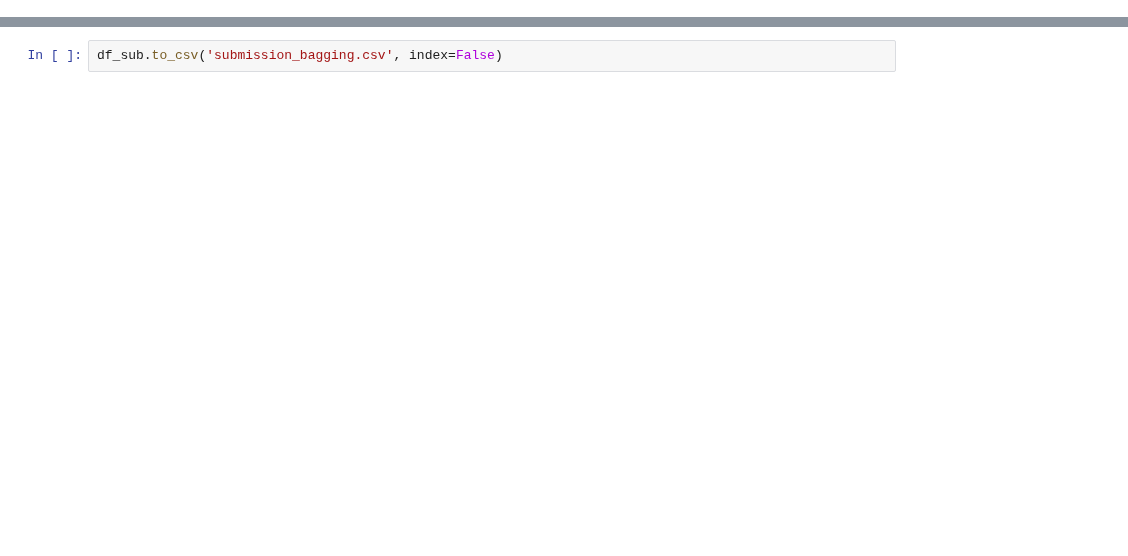
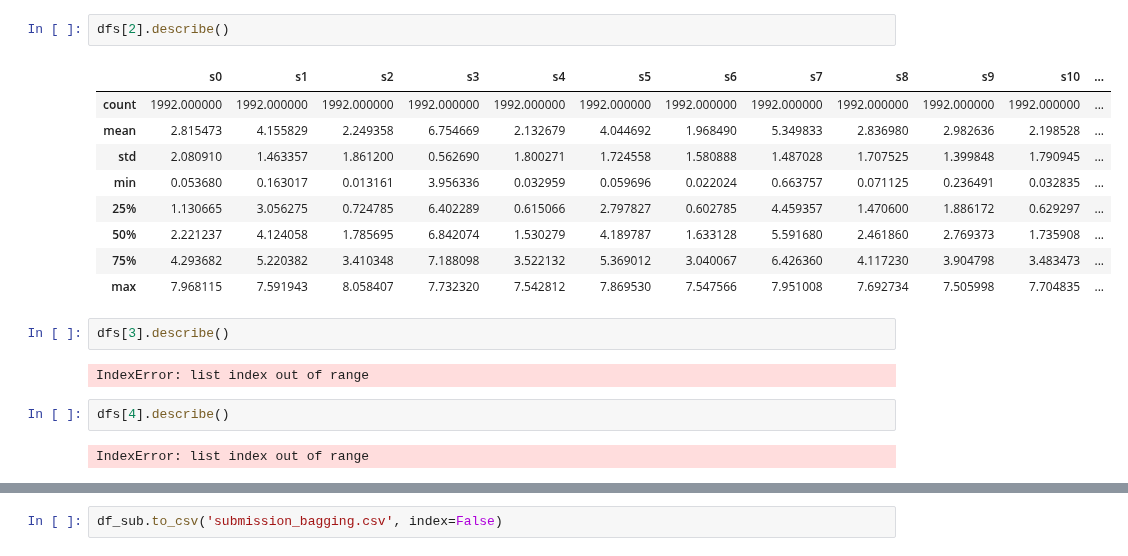
Before and after one commit to tatsuya-takahashi/Rainforest-Connection-Species-Audio-Detection, a Jupyter notebook: src/bagging.ipynb, the cells around one changed output, grey strips where cells are left out. Saved outputs shown, nothing was run; the diff lists cells and outputs as text; blank space fills up the shorter version.

```diff
--- a/src/bagging.ipynb
+++ b/src/bagging.ipynb
@@ -59,0 +75,20 @@ df_sub
+# %%
+dfs[2].describe()
+# %% [output]
+|  | s0 | s1 | s2 | s3 | s4 | s5 | s6 | s7 | s8 | s9 | s10 | ... |
+| count | 1992.000000 | 1992.000000 | 1992.000000 | 1992.000000 | 1992.000000 | 1992.000000 | 1992.000000 | 1992.000000 | 1992.000000 | 1992.000000 | 1992.000000 | ... |
+| mean | 2.815473 | 4.155829 | 2.249358 | 6.754669 | 2.132679 | 4.044692 | 1.968490 | 5.349833 | 2.836980 | 2.982636 | 2.198528 | ... |
+| std | 2.080910 | 1.463357 | 1.861200 | 0.562690 | 1.800271 | 1.724558 | 1.580888 | 1.487028 | 1.707525 | 1.399848 | 1.790945 | ... |
+| min | 0.053680 | 0.163017 | 0.013161 | 3.956336 | 0.032959 | 0.059696 | 0.022024 | 0.663757 | 0.071125 | 0.236491 | 0.032835 | ... |
+| 25% | 1.130665 | 3.056275 | 0.724785 | 6.402289 | 0.615066 | 2.797827 | 0.602785 | 4.459357 | 1.470600 | 1.886172 | 0.629297 | ... |
+| 50% | 2.221237 | 4.124058 | 1.785695 | 6.842074 | 1.530279 | 4.189787 | 1.633128 | 5.591680 | 2.461860 | 2.769373 | 1.735908 | ... |
+| 75% | 4.293682 | 5.220382 | 3.410348 | 7.188098 | 3.522132 | 5.369012 | 3.040067 | 6.426360 | 4.117230 | 3.904798 | 3.483473 | ... |
+| max | 7.968115 | 7.591943 | 8.058407 | 7.732320 | 7.542812 | 7.869530 | 7.547566 | 7.951008 | 7.692734 | 7.505998 | 7.704835 | ... |
+# %%
+dfs[3].describe()
+# %% [output]
+IndexError: list index out of range
+# %%
+dfs[4].describe()
+# %% [output]
+IndexError: list index out of range
```
Also changed, not shown: parts of 19 cells of this notebook, 47 other files.
